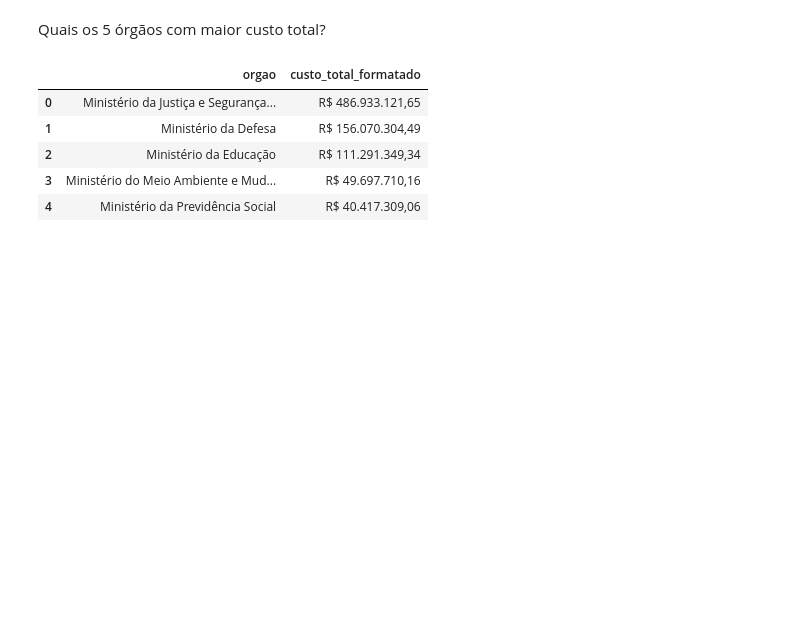
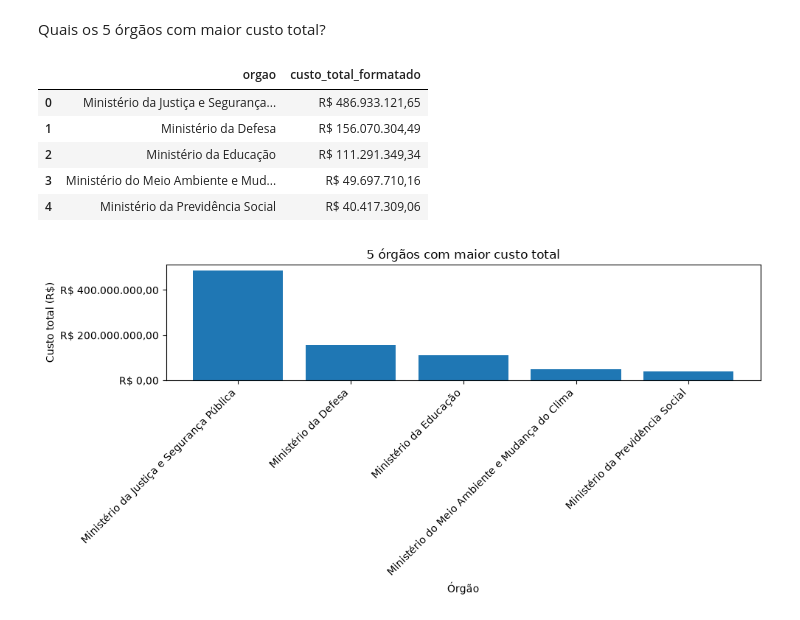
Before and after one commit to heloisacomelli/Projeto-Avaliativo-Modulo1-Heloisa_Campos_Comelli, a Jupyter notebook: 3_analise.ipynb, the cells around one changed output. Saved outputs shown, nothing was run; the diff lists cells and outputs as text; code cells hidden in the pictures; blank space fills up the shorter version.

```diff
--- a/3_analise.ipynb
+++ b/3_analise.ipynb
@@ -60,15 +60,21 @@ display(df_top_orgaos[['orgao', 'custo_total_formatado']])
 # %%
 # Gráfico de barras dos 5 órgãos com maior custo total
 plt.figure(figsize=(10, 5))
 
 plt.bar(
     df_top_orgaos["orgao"],
     df_top_orgaos["custo_total"]
 )
 
+plt.gca().yaxis.set_major_formatter(
+    plt.FuncFormatter(lambda x, pos: reais(x))
+)
+
 plt.title("5 órgãos com maior custo total")
 plt.xlabel("Órgão")
 plt.ylabel("Custo total (R$)")
 plt.xticks(rotation=45, ha="right")
 plt.tight_layout()
 plt.show()
+# %% [output]
+[figure, added]
```
Also changed, not shown: parts of 3 cells of this notebook.
